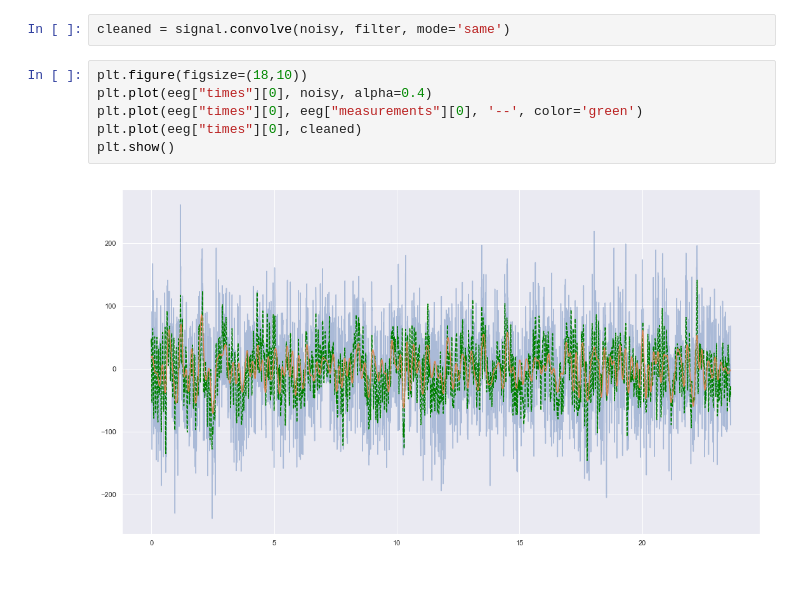
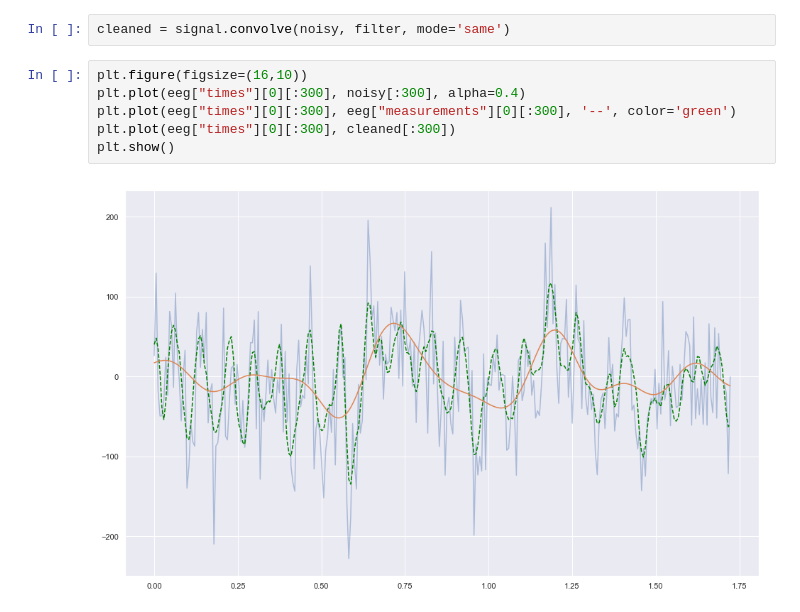
Before and after one commit to rudinesurya/Epilepsy-Seizure-Detector, a Jupyter notebook: add-noise.ipynb, the cells around one changed output. Saved outputs shown, nothing was run; the diff lists cells and outputs as text; blank space fills up the shorter version.

```diff
--- a/add-noise.ipynb
+++ b/add-noise.ipynb
@@ -62,10 +62,10 @@ plt.show()
 # %%
 cleaned = signal.convolve(noisy, filter, mode='same')
 # %%
-plt.figure(figsize=(18,10))
-plt.plot(eeg["times"][0], noisy, alpha=0.4)
-plt.plot(eeg["times"][0], eeg["measurements"][0], '--', color='green')
-plt.plot(eeg["times"][0], cleaned)
+plt.figure(figsize=(16,10))
+plt.plot(eeg["times"][0][:300], noisy[:300], alpha=0.4)
+plt.plot(eeg["times"][0][:300], eeg["measurements"][0][:300], '--', color='green')
+plt.plot(eeg["times"][0][:300], cleaned[:300])
 plt.show()
 # %% [output]
-[figure, old version]
+[figure, new version]
```
Also changed, not shown: parts of 2 cells of this notebook, 1 other file.
